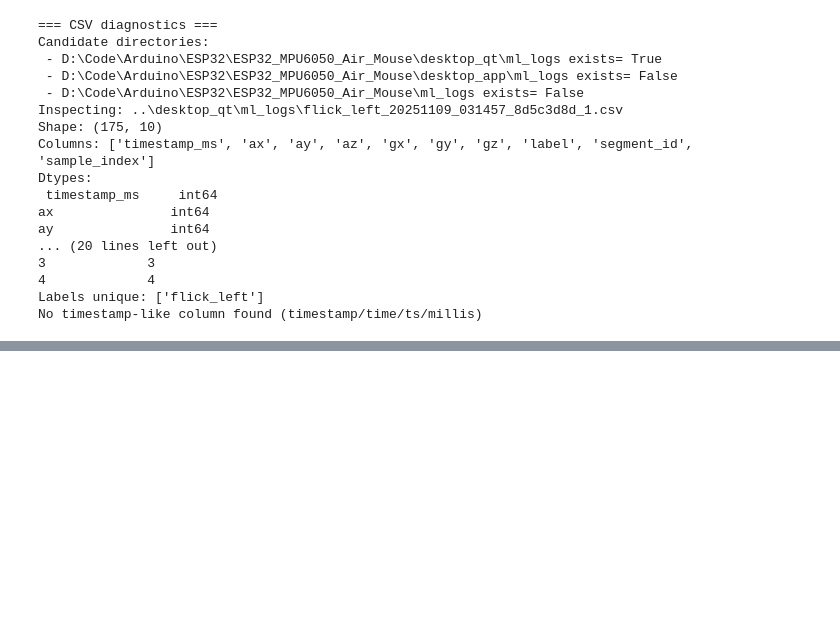
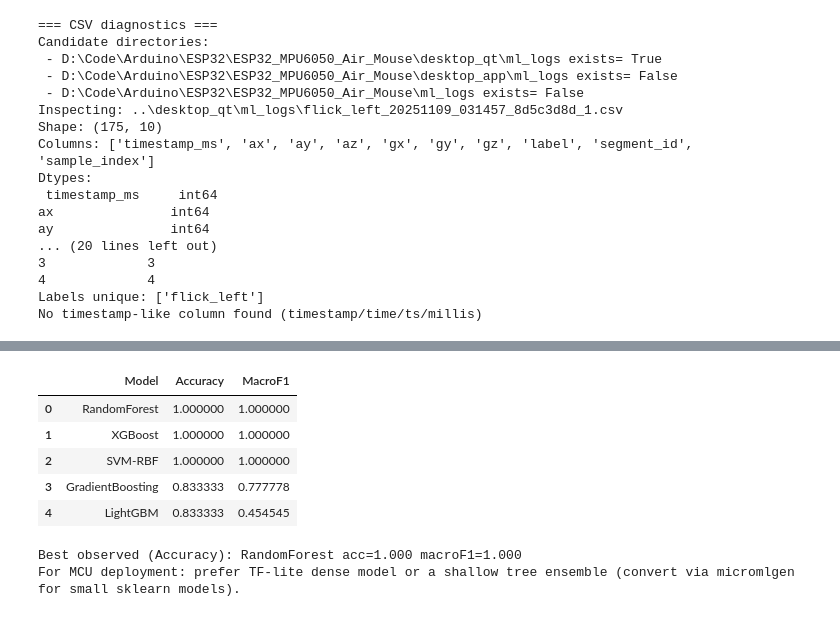
Before and after one commit to sadikmahmudadive/ESP32_MPU6050_Air_Mouse, a Jupyter notebook: ml/gesture_training.ipynb, the cells around one changed output, grey strips where cells are left out. Cells and saved outputs as stored; diff of their text form; code cells hidden in the pictures; blank space fills up the shorter version.

```diff
--- a/ml/gesture_training.ipynb
+++ b/ml/gesture_training.ipynb
@@ -226,6 +248,7 @@ if not sample_deltas:
         effective_hz = EXPECTED_HZ
 else:
     median_dt = np.median(sample_deltas)
+    # Original heuristic: treat >5 as ms; refine with additional guard below
     if median_dt > 5:  # treat as ms
         effective_hz = 1000.0 / median_dt
     else:  # seconds
@@ -237,9 +260,32 @@ if sample_deltas and abs(effective_hz - EXPECTED_HZ) / max(EXPECTED_HZ,1e-6) > 0
     print(f"Adjusting EXPECTED_HZ from {EXPECTED_HZ} to inferred {effective_hz:.2f}")
     EXPECTED_HZ = effective_hz
 
+# Heuristic scale correction: if effective_hz implausibly low (<5 Hz) yet median_dt looks like small integer (2..50), assume milliseconds misinterpreted
+if sample_deltas and effective_hz < 5 and 2 <= median_dt <= 50:
+    print(f"[Heuristic] median_dt={median_dt:.3f} likely milliseconds (not seconds); reinterpreting units as ms.")
+    effective_hz = 1000.0 / median_dt
+    EXPECTED_HZ = effective_hz
+    print(f"[Heuristic] Adjusted EXPECTED_HZ to {EXPECTED_HZ:.2f} Hz")
+
 SAMPLES_PER_WINDOW = int(WINDOW_SECONDS * EXPECTED_HZ)
 if SAMPLES_PER_WINDOW < 5:
-    raise ValueError(f"Window length too short ({SAMPLES_PER_WINDOW} samples). Increase WINDOW_SECONDS or collect higher-rate data.")
+    # Attempt auto expansion of window length instead of hard failure
+    min_needed = 5
+    needed_sec = min_needed / max(EXPECTED_HZ, 1e-6)
+    if needed_sec <= WINDOW_SECONDS * 4:  # cap expansion factor
+        print(f"[Auto] Expanding WINDOW_SECONDS from {WINDOW_SECONDS:.3f} to {needed_sec:.3f} to reach >=5 samples.")
+        WINDOW_SECONDS = needed_sec
+        SAMPLES_PER_WINDOW = min_needed
+    else:
+        # Final fallback: force ms interpretation if not already applied
+        if effective_hz < 5 and 2 <= median_dt <= 1000:
+            print("[Final Attempt] Forcing millisecond interpretation.")
+            effective_hz = 1000.0 / median_dt
+            EXPECTED_HZ = effective_hz
+            SAMPLES_PER_WINDOW = int(WINDOW_SECONDS * EXPECTED_HZ)
+        if SAMPLES_PER_WINDOW < 5:
+            raise ValueError(f"Window length too short ({SAMPLES_PER_WINDOW} samples even after adjustments). Increase WINDOW_SECONDS or collect higher-rate data.")
+
 STEP = max(1, int(SAMPLES_PER_WINDOW * (1 - WINDOW_OVERLAP)))
 print(f"Samples/window: {SAMPLES_PER_WINDOW}, step: {STEP}")
 
@@ -414,0 +705,22 @@ plot_confusion_matrix(confusion_matrix(y_test, y_pred), unique_labels)
+# %%
+# Consolidated metrics table (including RF + advanced models)
+import pandas as pd
+if 'adv_df' in globals():
+    display(adv_df.reset_index(drop=True))
+else:
+    print("Advanced model metrics not available.")
+
+# Quick guidance: choose model balancing accuracy, macro F1, and deployment constraints
+if 'adv_df' in globals():
+    best_row = adv_df.iloc[0]
+    print(f"Best observed (Accuracy): {best_row['Model']} acc={best_row['Accuracy']:.3f} macroF1={best_row['MacroF1']:.3f}")
+    print("For MCU deployment: prefer TF-lite dense model or a shallow tree ensemble (convert via micromlgen for small sklearn models).")
+# %% [output]
+|  | Model | Accuracy | MacroF1 |
+| 0 | RandomForest | 1.000000 | 1.000000 |
+| 1 | XGBoost | 1.000000 | 1.000000 |
+| 2 | SVM-RBF | 1.000000 | 1.000000 |
+| 3 | GradientBoosting | 0.833333 | 0.777778 |
+| 4 | LightGBM | 0.833333 | 0.454545 |
+Best observed (Accuracy): RandomForest acc=1.000 macroF1=1.000
+For MCU deployment: prefer TF-lite dense model or a shallow tree ensemble (convert via micromlgen for small sklearn models).
```
Also changed, not shown: parts of 16 cells of this notebook, 3 other files.
